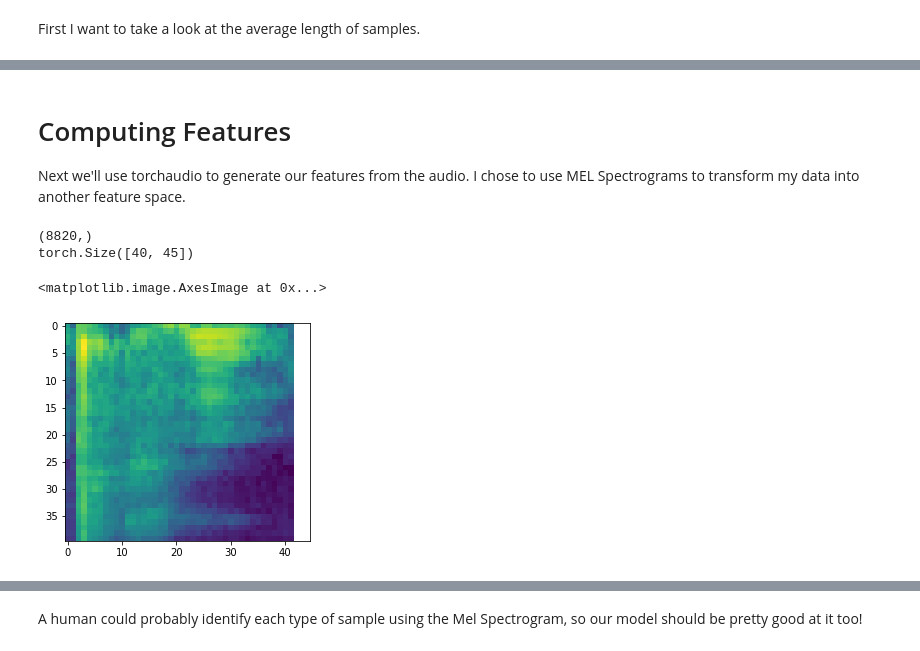
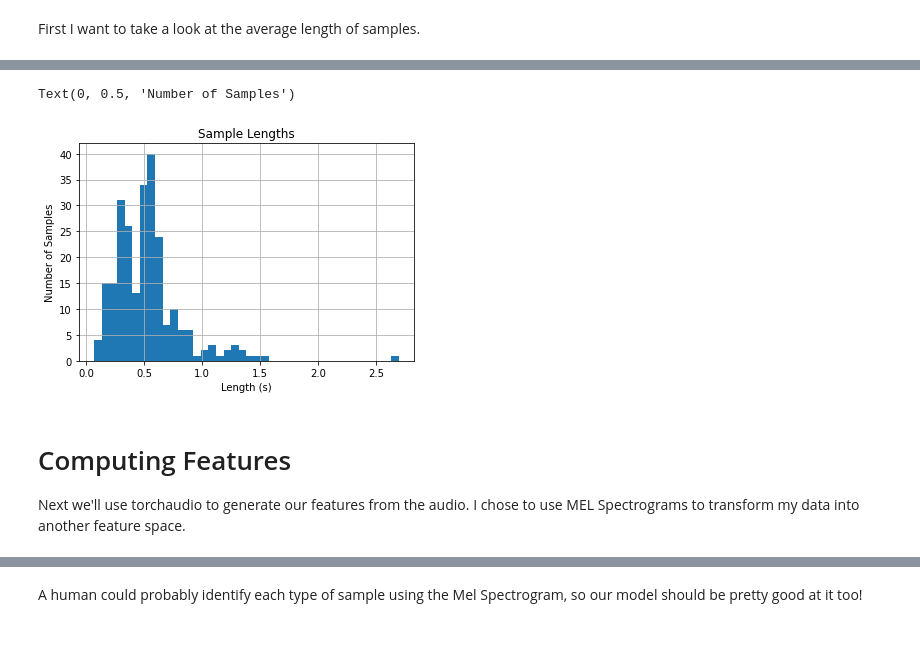
Before and after one commit to jrobchin/beat2d, a Jupyter notebook: notebooks/trainingv2.ipynb, the cells around one changed output, grey strips where cells are left out. Cells and saved outputs as stored; diff of their text form; code cells hidden in the pictures.

```diff
--- a/notebooks/trainingv2.ipynb
+++ b/notebooks/trainingv2.ipynb
@@ -58,2 +120,4 @@ for i, d in enumerate(data):
+# %%
+dataset = pd.read_csv("../data/oneshots/_labels.csv")
 # %% [markdown]
 First I want to take a look at the average length of samples.
@@ -106,0 +124,4 @@ max: 0.4 min: 0.4 mean: 0.40000004
+# %%
+dataset.length = dataset.oneshot.apply(lambda o: (
+    librosa.get_duration(librosa.core.load(o, sr=settings.SAMPLE_RATE)[0], settings.SAMPLE_RATE)
+))
@@ -107,3 +140,11 @@ max: 0.4 min: 0.4 mean: 0.40000004
+# %%
+ax = dataset.length.hist(bins=40)
+ax.set_title("Sample Lengths")
+ax.set_xlabel("Length (s)")
+ax.set_ylabel("Number of Samples")
+# %% [output]
+Text(0, 0.5, 'Number of Samples')
+[figure, added]
 # %% [markdown]
 # Computing Features
 
@@ -121,15 +159,3 @@ def mel_spectrogram_layer(sr: int = settings.SAMPLE_RATE):
 
 def compute_features(sample: np.ndarray, sr: int = settings.SAMPLE_RATE):
     return mel_spectrogram_layer()(torch.from_numpy(sample))
-# %%
-idx = 10
-
-kick_melspec = compute_features(kicks[idx])
-print(kicks[idx].shape)
-print(kick_melspec.shape)
-plt.imshow(kick_melspec.log2().detach().numpy())
-# %% [output]
-(8820,)
-torch.Size([40, 45])
-<matplotlib.image.AxesImage at 0x...>
-[figure, removed]
```
Also changed, not shown: parts of 93 cells of this notebook, 9 other files.
